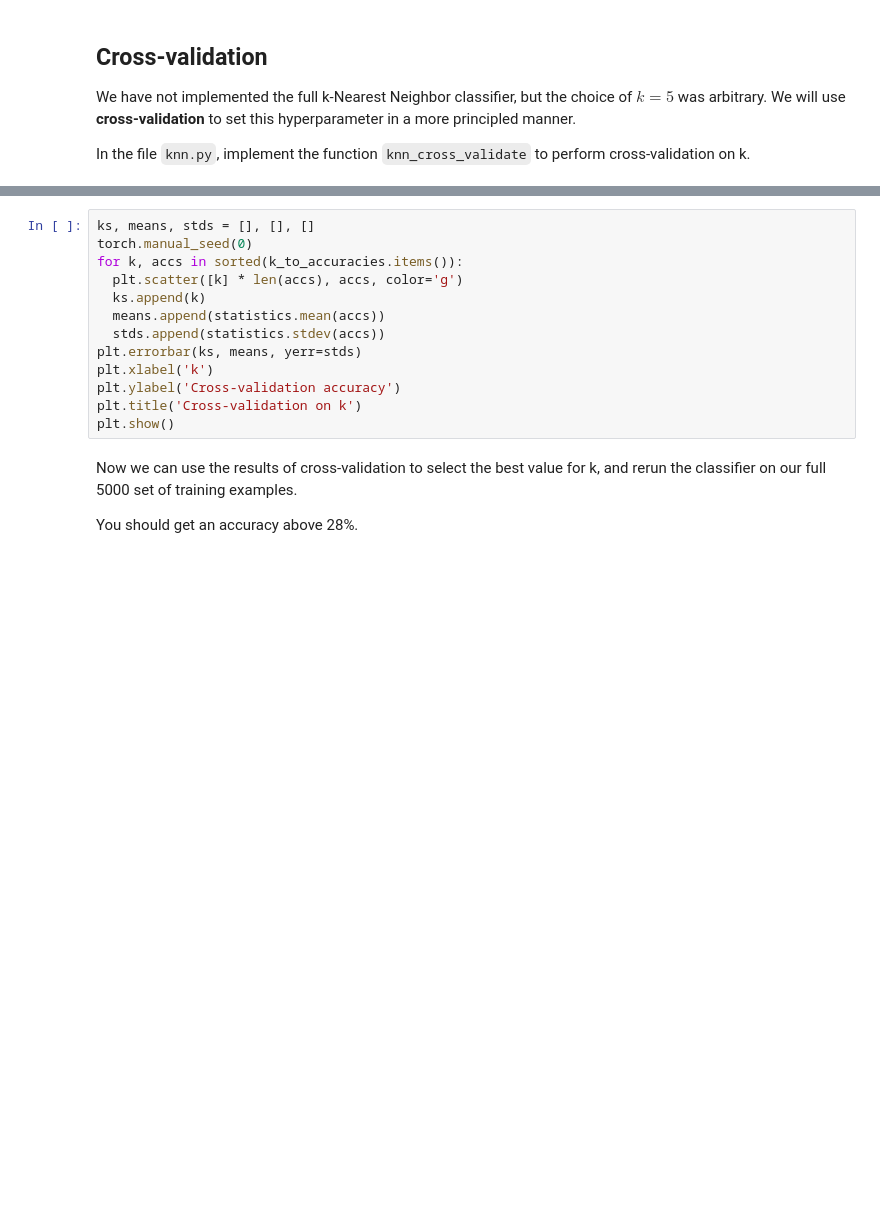
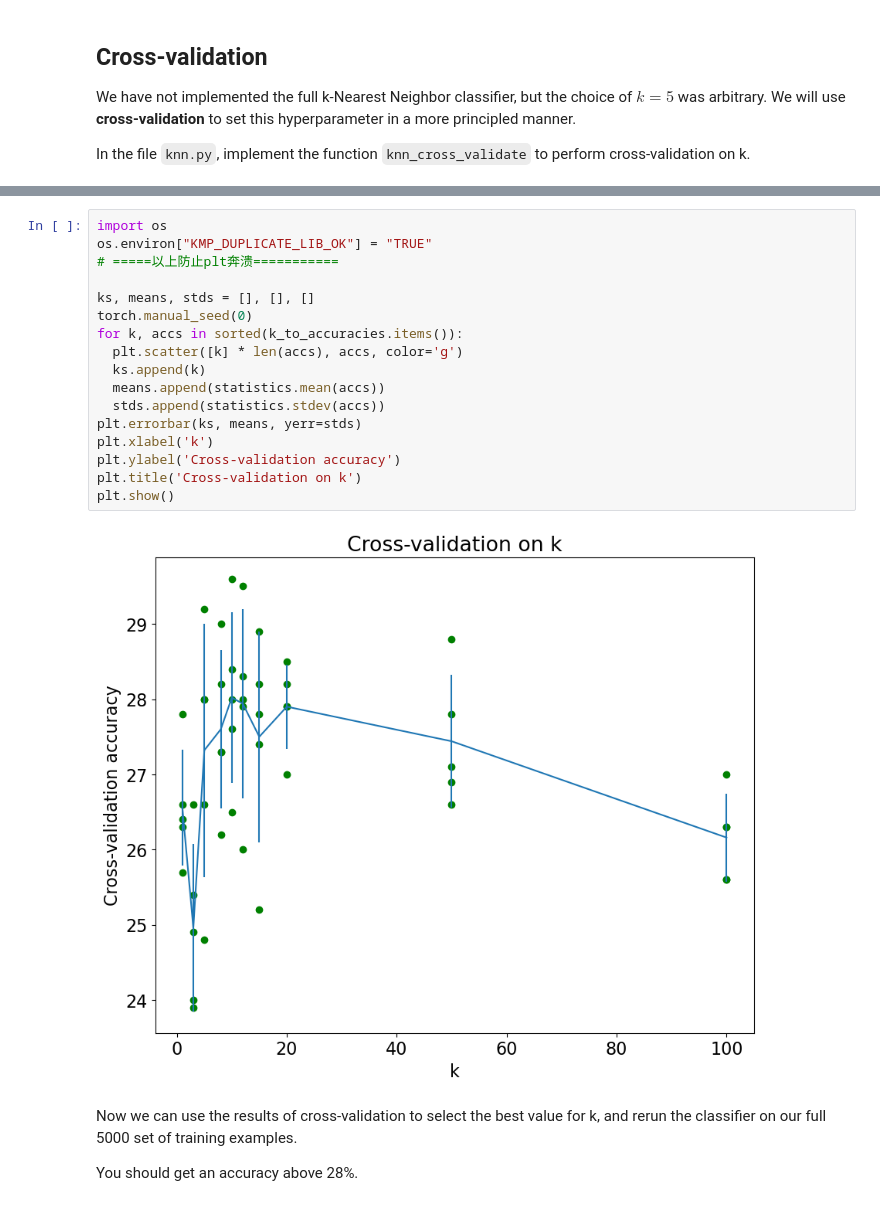
Before and after one commit to HTUPENN/notes, a Jupyter notebook: Umich EECS498-008Deep Learning for Computer Vision/A1/knn.ipynb, the cells around one changed output, grey strips where cells are left out. Saved outputs shown, nothing was run; the diff lists cells and outputs as text; blank space fills up the shorter version.

```diff
--- a/Umich EECS498-008Deep Learning for Computer Vision/A1/knn.ipynb
+++ b/Umich EECS498-008Deep Learning for Computer Vision/A1/knn.ipynb
@@ -441,16 +467,22 @@ for k, accs in sorted(k_to_accuracies.items()):
 # %%
+import os
+os.environ["KMP_DUPLICATE_LIB_OK"] = "TRUE"
+# =====以上防止plt奔溃===========
+
 ks, means, stds = [], [], []
 torch.manual_seed(0)
 for k, accs in sorted(k_to_accuracies.items()):
   plt.scatter([k] * len(accs), accs, color='g')
   ks.append(k)
   means.append(statistics.mean(accs))
   stds.append(statistics.stdev(accs))
 plt.errorbar(ks, means, yerr=stds)
 plt.xlabel('k')
 plt.ylabel('Cross-validation accuracy')
 plt.title('Cross-validation on k')
 plt.show()
+# %% [output]
+[figure, added]
 # %% [markdown]
 Now we can use the results of cross-validation to select the best value for k, and rerun the classifier on our full 5000 set of training examples.
 
```
Also changed, not shown: parts of 6 cells of this notebook.
